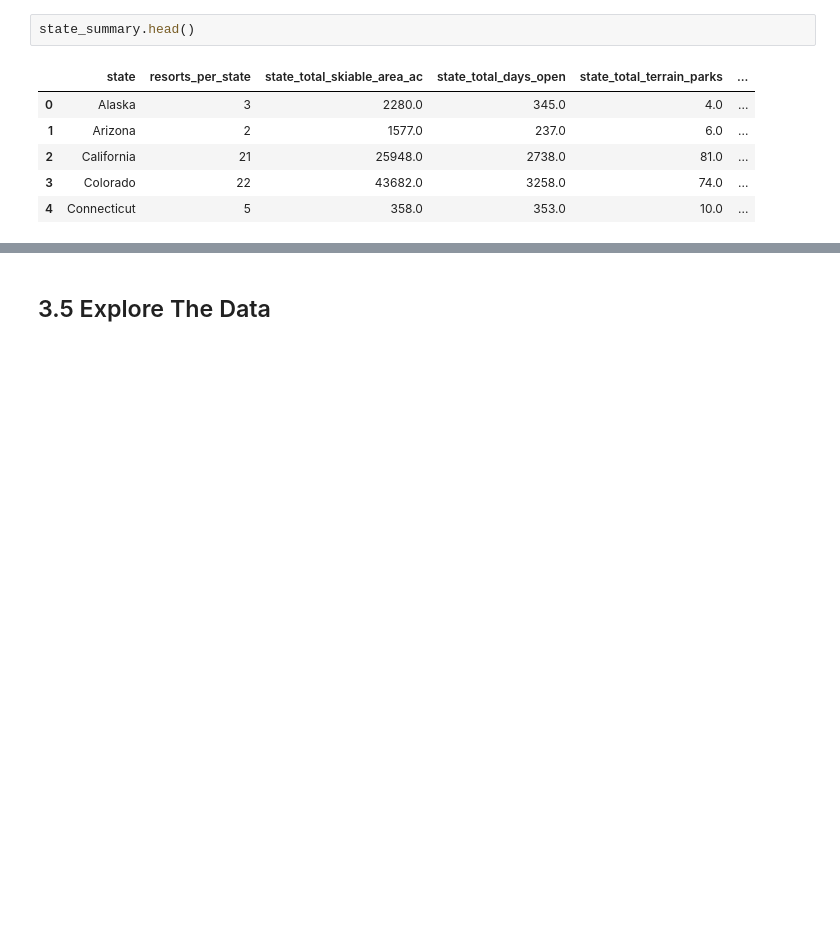
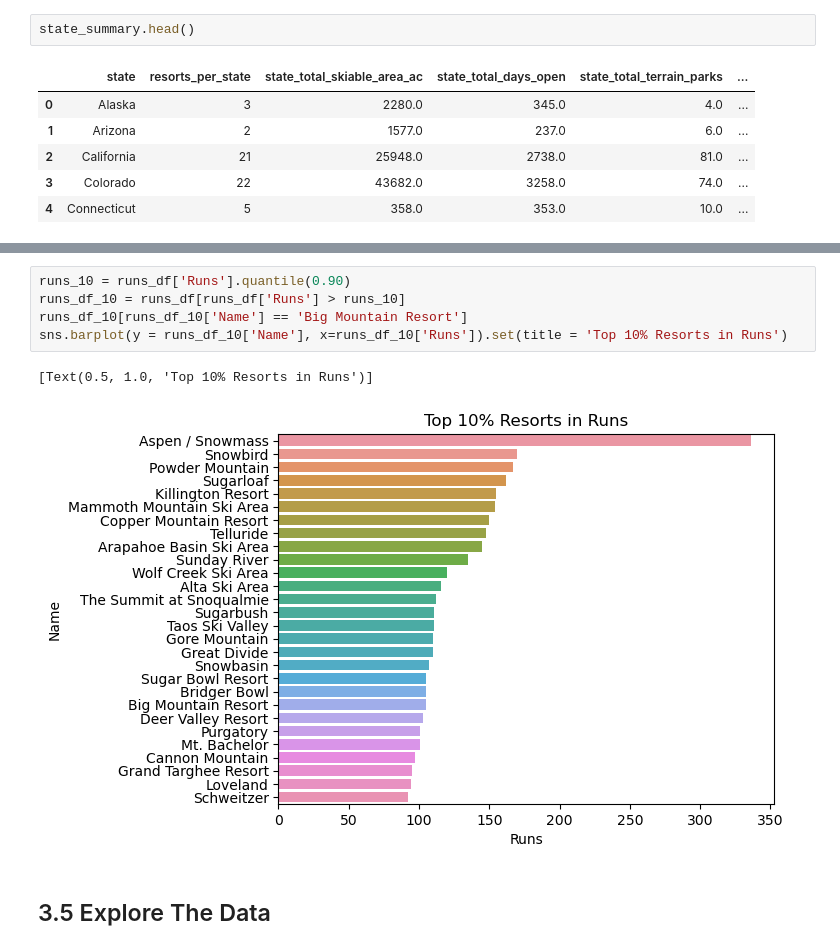
Before and after one commit to shoe-bin/DataScienceGuidedCapstone, a Jupyter notebook: Notebooks/03_exploratory_data_analysis.ipynb, the cells around one changed output, grey strips where cells are left out. Cells and saved outputs as stored; diff of their text form; blank space fills up the shorter version.

```diff
--- a/Notebooks/03_exploratory_data_analysis.ipynb
+++ b/Notebooks/03_exploratory_data_analysis.ipynb
@@ -123,3 +152,11 @@ state_summary.head()
+# %%
+runs_10 = runs_df['Runs'].quantile(0.90)
+runs_df_10 = runs_df[runs_df['Runs'] > runs_10]
+runs_df_10[runs_df_10['Name'] == 'Big Mountain Resort']
+sns.barplot(y = runs_df_10['Name'], x=runs_df_10['Runs']).set(title = 'Top 10% Resorts in Runs')
+# %% [output]
+[Text(0.5, 1.0, 'Top 10% Resorts in Runs')]
+[figure, added]
 # %% [markdown]
 ## 3.5 Explore The Data<a id='3.5_Explore_The_Data'></a>
 # %% [markdown]
```
Also changed, not shown: parts of 4 cells of this notebook, 1 other file.
